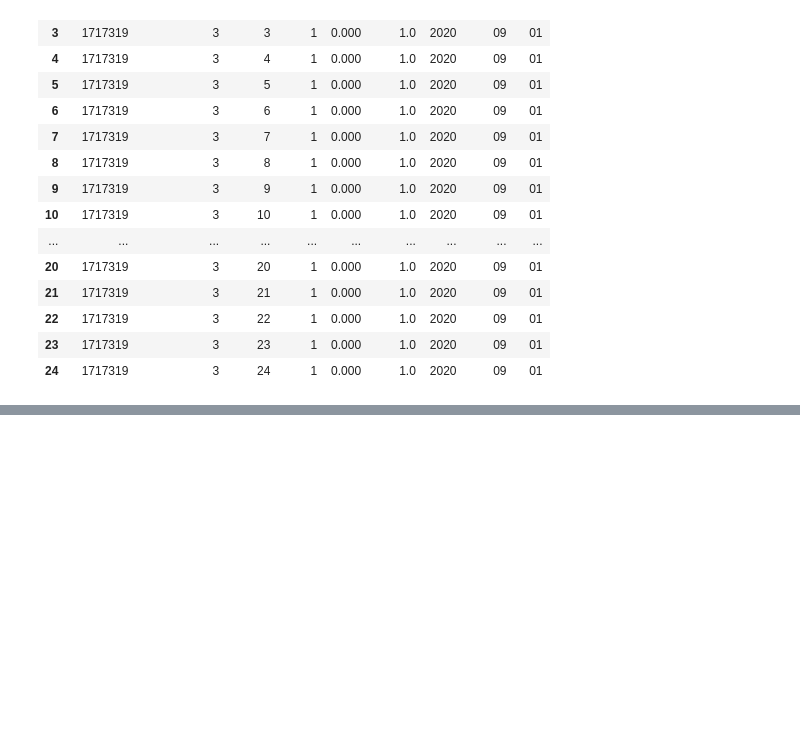
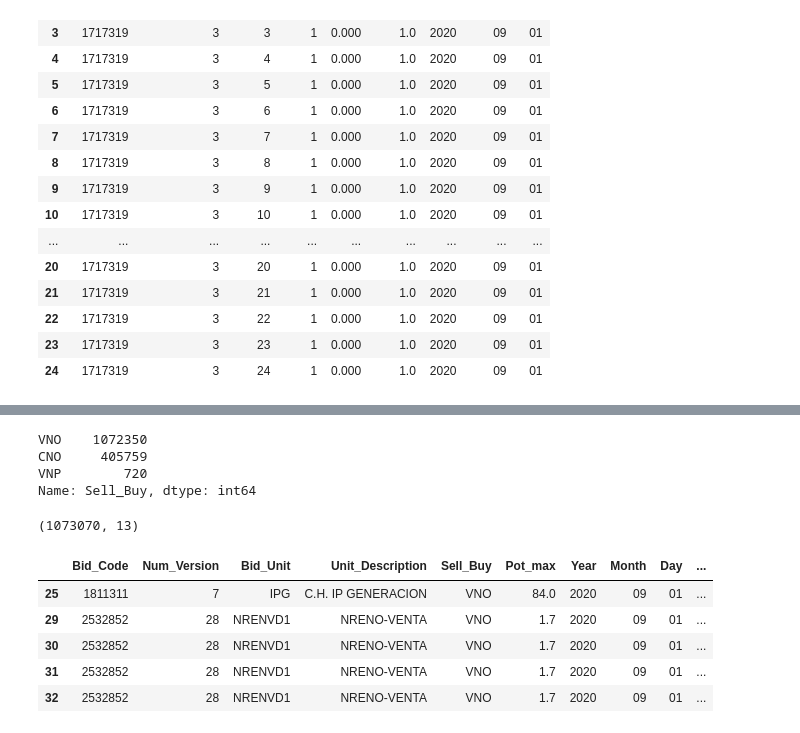
Before and after one commit to luisdelpozo/TFM, a Jupyter notebook: TFM_merged-files.ipynb, the cells around one changed output, grey strips where cells are left out. Cells and saved outputs as stored; diff of their text form; code cells hidden in the pictures; blank space fills up the shorter version.

```diff
--- a/TFM_merged-files.ipynb
+++ b/TFM_merged-files.ipynb
@@ -553,0 +727,22 @@ df_cab_09.merge(df_det_0901,how = 'inner').loc[df_det_0901['Bid_Code'] == '17173
+# %%
+df_merge_09['Sell_Buy'].value_counts()
+# %% [output]
+VNO    1072350
+CNO     405759
+VNP        720
+Name: Sell_Buy, dtype: int64
+# %%
+df_merge_09_V = df_merge_09.loc[df_merge_09['Sell_Buy'] != 'CNO']
+# %%
+df_merge_09_V.shape
+# %% [output]
+(1073070, 13)
+# %%
+df_merge_09_V.head()
+# %% [output]
+|  | Bid_Code | Num_Version | Bid_Unit | Unit_Description | Sell_Buy | Pot_max | Year | Month | Day | ... |
+| 25 | 1811311 | 7 | IPG | C.H. IP GENERACION | VNO | 84.0 | 2020 | 09 | 01 | ... |
+| 29 | 2532852 | 28 | NRENVD1 | NRENO-VENTA | VNO | 1.7 | 2020 | 09 | 01 | ... |
+| 30 | 2532852 | 28 | NRENVD1 | NRENO-VENTA | VNO | 1.7 | 2020 | 09 | 01 | ... |
+| 31 | 2532852 | 28 | NRENVD1 | NRENO-VENTA | VNO | 1.7 | 2020 | 09 | 01 | ... |
+| 32 | 2532852 | 28 | NRENVD1 | NRENO-VENTA | VNO | 1.7 | 2020 | 09 | 01 | ... |
```
Also changed, not shown: parts of 41 cells of this notebook.
